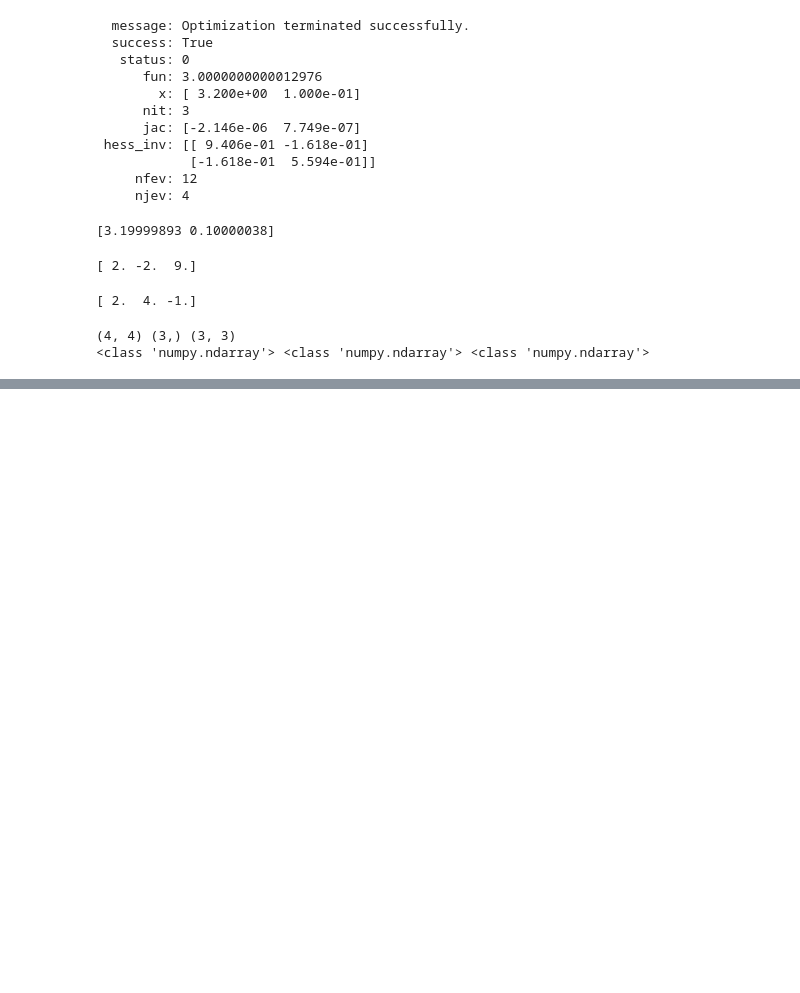
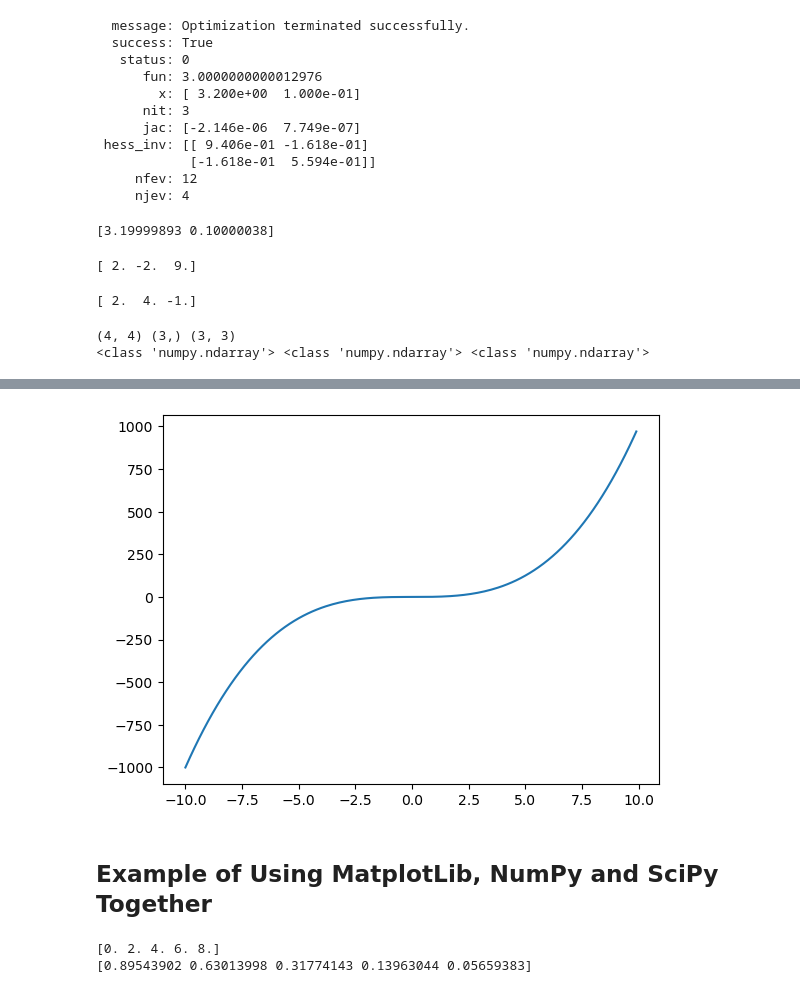
Before and after one commit to seabornja/myJupyterNotebooks, a Jupyter notebook: 003_NumPy-SciPy-Matplotlib-intro.ipynb, the cells around one changed output, grey strips where cells are left out. Cells and saved outputs as stored; diff of their text form; code cells hidden in the pictures; blank space fills up the shorter version.

```diff
--- a/003_NumPy-SciPy-Matplotlib-intro.ipynb
+++ b/003_NumPy-SciPy-Matplotlib-intro.ipynb
@@ -155,0 +165,9 @@ print(type(U), type(D), type(V))
+# %%
+x = np.arange(-10, 10, 0.1)
+y = x ** 3
+plt.plot(x, y)
+plt.show()
+# %% [output]
+[figure, added]
+# %% [markdown]
+## Example of Using MatplotLib, NumPy and SciPy Together
@@ -155,0 +179,9 @@ print(type(U), type(D), type(V))
+# %%
+x = np.arange(0, 10.0, 2.0)
+y = np.exp(-x/3.0) + np.random.randn(len(x)) * 0.05
+
+print(x[:5])
+print(y[:5])
+# %% [output]
+[0. 2. 4. 6. 8.]
+[0.89543902 0.63013998 0.31774143 0.13963044 0.05659383]
```
Also changed, not shown: parts of 5 cells of this notebook.
